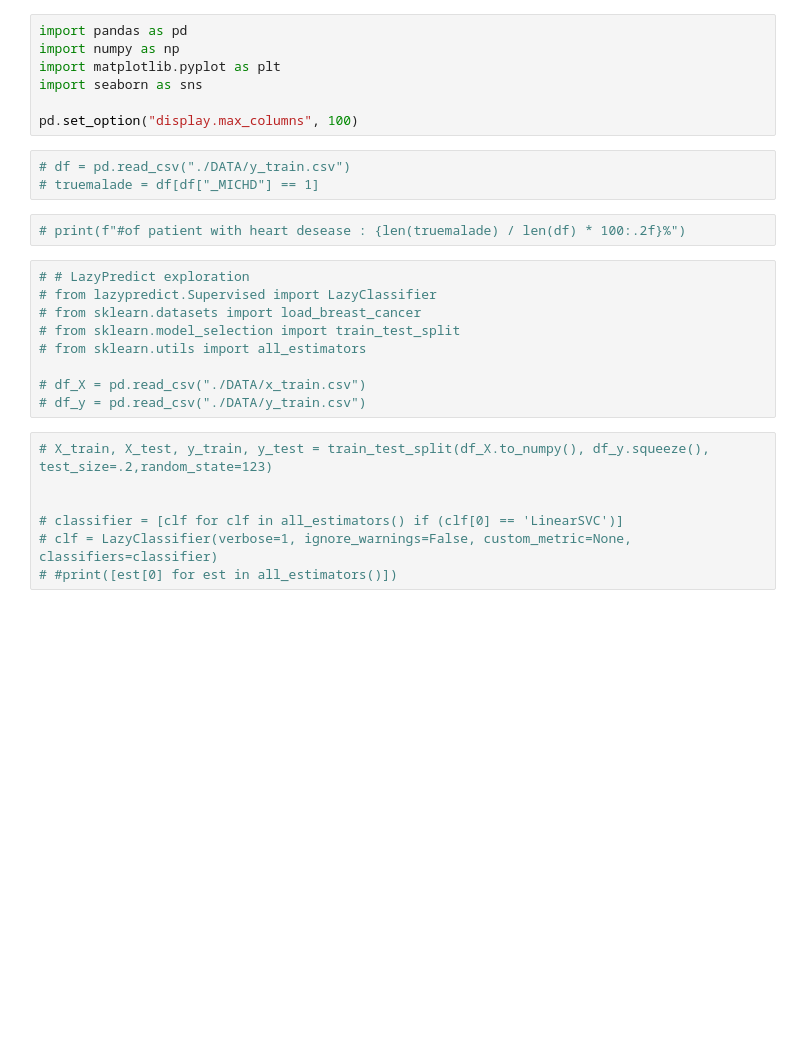
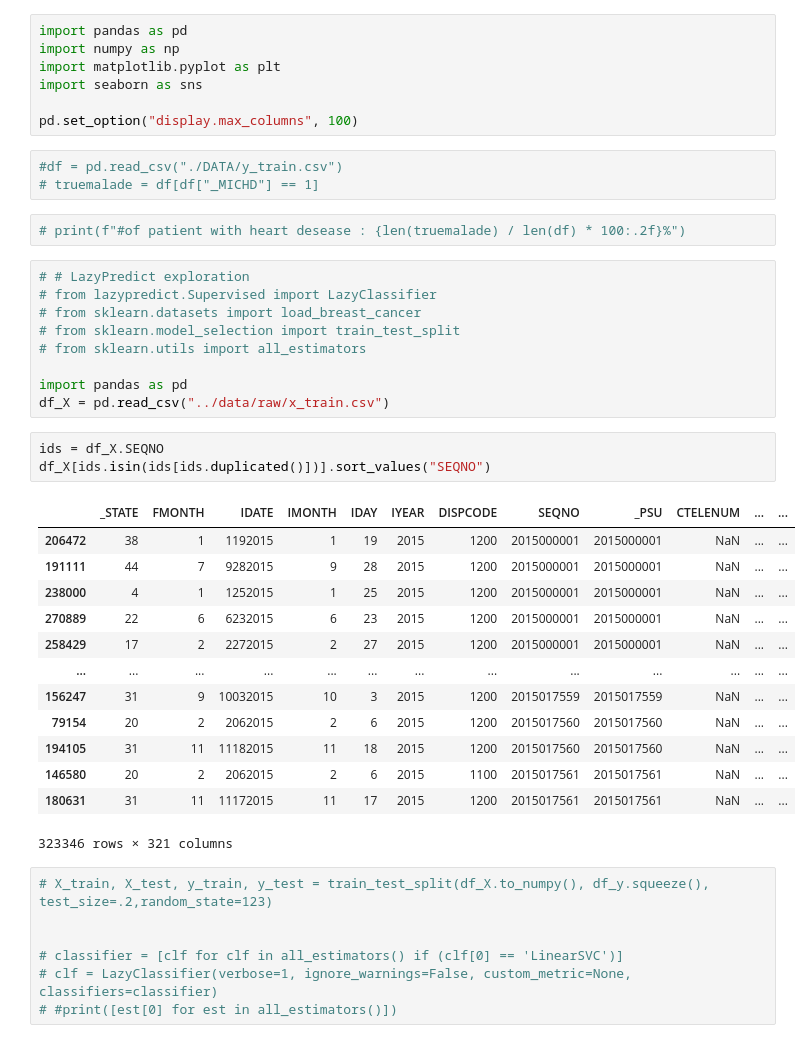
Before and after one commit to Bozu1206/ml-project1, a Jupyter notebook: notebooks/fran_exploration.ipynb, the cells around one changed output. Cells and saved outputs as stored; diff of their text form; blank space fills up the shorter version.

```diff
--- a/notebooks/fran_exploration.ipynb
+++ b/notebooks/fran_exploration.ipynb
@@ -6,7 +6,7 @@ import seaborn as sns
 
 pd.set_option("display.max_columns", 100)
 # %%
-# df = pd.read_csv("./DATA/y_train.csv")
+#df = pd.read_csv("./DATA/y_train.csv")
 # truemalade = df[df["_MICHD"] == 1]
 # %%
 # print(f"#of patient with heart desease : {len(truemalade) / len(df) * 100:.2f}%")
@@ -17,8 +17,25 @@ pd.set_option("display.max_columns", 100)
 # from sklearn.model_selection import train_test_split
 # from sklearn.utils import all_estimators
 
-# df_X = pd.read_csv("./DATA/x_train.csv")
-# df_y = pd.read_csv("./DATA/y_train.csv")
+import pandas as pd
+df_X = pd.read_csv("../data/raw/x_train.csv")
+# %%
+ids = df_X.SEQNO
+df_X[ids.isin(ids[ids.duplicated()])].sort_values("SEQNO")
+# %% [output]
+|  | _STATE | FMONTH | IDATE | IMONTH | IDAY | IYEAR | DISPCODE | SEQNO | _PSU | CTELENUM | ... | ... |
+| 206472 | 38 | 1 | 1192015 | 1 | 19 | 2015 | 1200 | 2015000001 | 2015000001 | NaN | ... | ... |
+| 191111 | 44 | 7 | 9282015 | 9 | 28 | 2015 | 1200 | 2015000001 | 2015000001 | NaN | ... | ... |
+| 238000 | 4 | 1 | 1252015 | 1 | 25 | 2015 | 1200 | 2015000001 | 2015000001 | NaN | ... | ... |
+| 270889 | 22 | 6 | 6232015 | 6 | 23 | 2015 | 1200 | 2015000001 | 2015000001 | NaN | ... | ... |
+| 258429 | 17 | 2 | 2272015 | 2 | 27 | 2015 | 1200 | 2015000001 | 2015000001 | NaN | ... | ... |
+| ... | ... | ... | ... | ... | ... | ... | ... | ... | ... | ... | ... | ... |
+| 156247 | 31 | 9 | 10032015 | 10 | 3 | 2015 | 1200 | 2015017559 | 2015017559 | NaN | ... | ... |
+| 79154 | 20 | 2 | 2062015 | 2 | 6 | 2015 | 1200 | 2015017560 | 2015017560 | NaN | ... | ... |
+| 194105 | 31 | 11 | 11182015 | 11 | 18 | 2015 | 1200 | 2015017560 | 2015017560 | NaN | ... | ... |
+| 146580 | 20 | 2 | 2062015 | 2 | 6 | 2015 | 1100 | 2015017561 | 2015017561 | NaN | ... | ... |
+| 180631 | 31 | 11 | 11172015 | 11 | 17 | 2015 | 1200 | 2015017561 | 2015017561 | NaN | ... | ... |
+323346 rows × 321 columns
 # %%
 # X_train, X_test, y_train, y_test = train_test_split(df_X.to_numpy(), df_y.squeeze(), test_size=.2,random_state=123)
 
```
Also changed, not shown: parts of 3 cells of this notebook, 2 other files.
